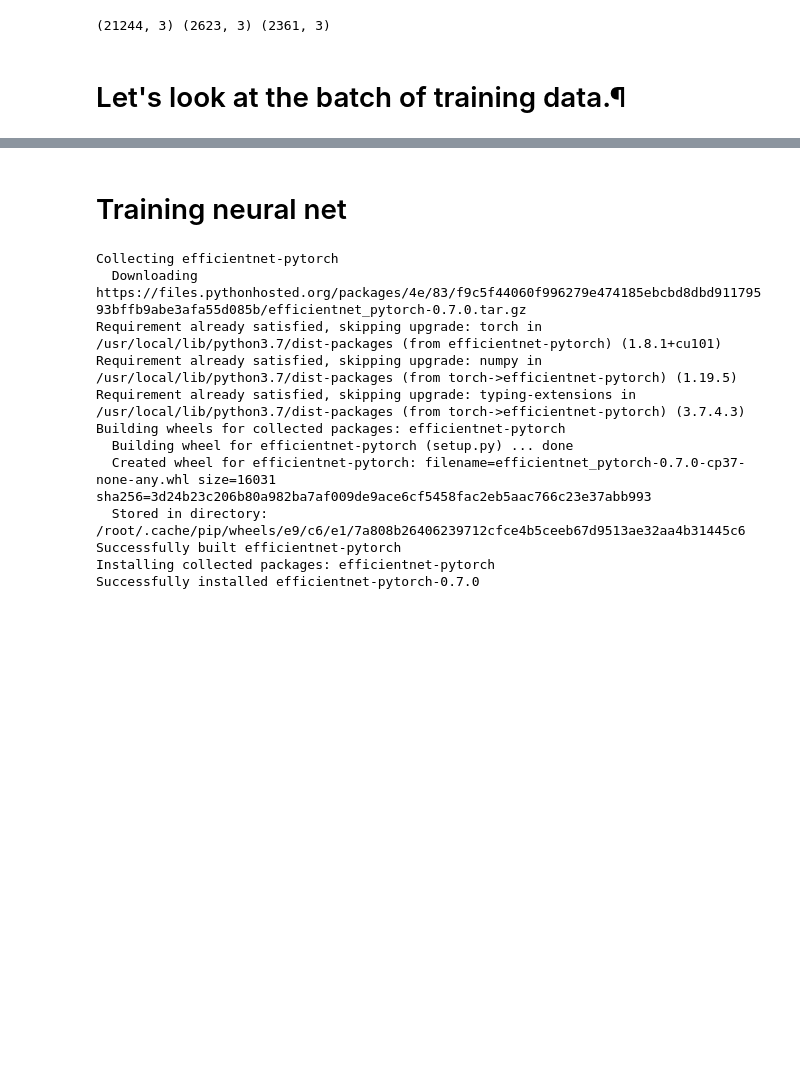
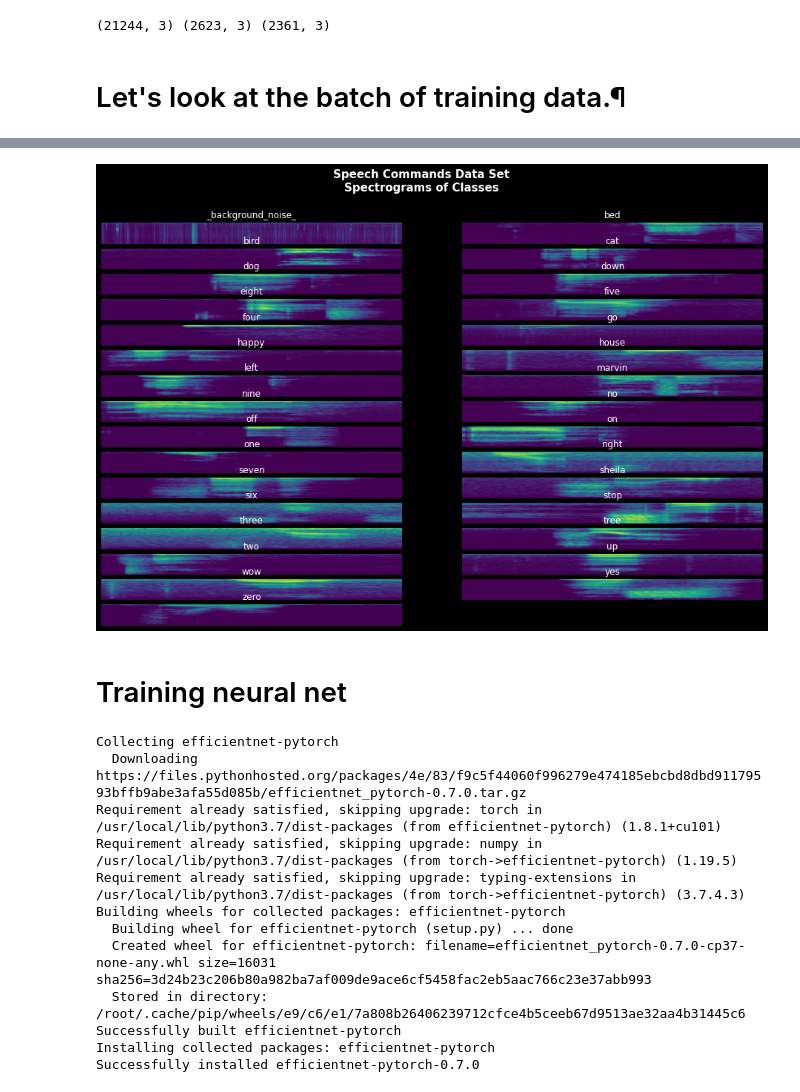
Before and after one commit to aryasoni98/TSRC_IIITD_Task_1, a Jupyter notebook: TSRC_2/TSRC_2.ipynb, the cells around one changed output, grey strips where cells are left out. Cells and saved outputs as stored; diff of their text form; code cells hidden in the pictures; blank space fills up the shorter version.

```diff
--- a/TSRC_2/TSRC_2.ipynb
+++ b/TSRC_2/TSRC_2.ipynb
@@ -259,3 +367,9 @@ torch.Size([32, 3, 256, 256]) torch.Size([32])
+# %%
+plot_wave_and_specgram(title='Speech Commands Data Set\nSpectrograms of Classes',
+                       fn="specgram_of_classes.png",
+                       data_type="specgram")
+# %% [output]
+[figure, added]
 # %% [markdown]
 # Training neural net
 # %%
```
Also changed, not shown: parts of 14 cells of this notebook.
